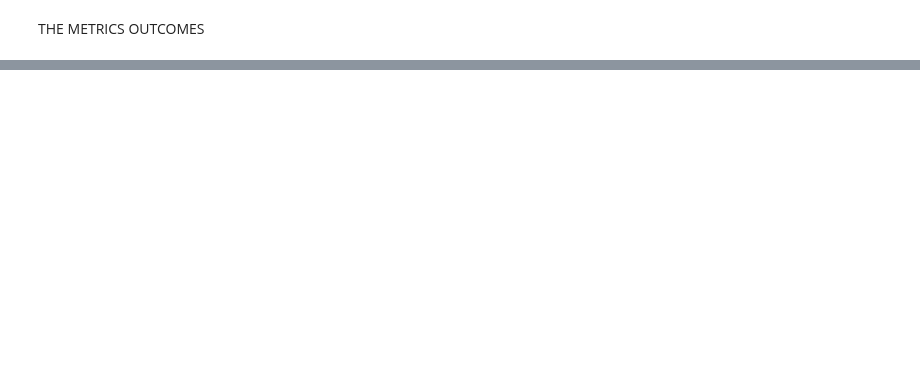
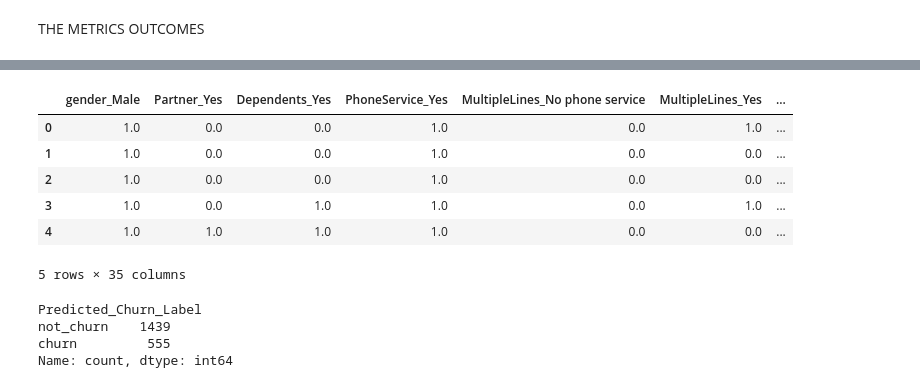
Before and after one commit to DzeBakuEso/AZUBI_CSM_LP2_CLASSISFICATION_MODEL, a Jupyter notebook: src/notebook/customer_churn_analysis.ipynb, the cells around one changed output, grey strips where cells are left out. Saved outputs shown, nothing was run; the diff lists cells and outputs as text; code cells hidden in the pictures; blank space fills up the shorter version.

```diff
--- a/src/notebook/customer_churn_analysis.ipynb
+++ b/src/notebook/customer_churn_analysis.ipynb
@@ -1502,0 +1776,17 @@ WHICH IS NEXT ON THE AGENDA
+# %%
+# Select the best model (for example, let's say Random Forest)
+best_model = best_models['Random Forest']
+
+# Predict on the unseen test data
+y_pred_test = best_model.predict(df_test)
+
+# Now 'y_pred_test' contains the predicted values for the unseen test data
+# %%
+# Create a DataFrame with the predicted values and index from df_test
+prediction_df = pd.DataFrame({'Predicted_Churn': y_pred_test}, index=df_test.index)
+
+# Join the prediction DataFrame with the original df_test
+df_test_with_prediction = df_test.join(prediction_df)
+
+# Now df_test_with_prediction contains the original data along with the predicted values
+print(df_test_with_prediction)
@@ -1502,0 +1811,22 @@ WHICH IS NEXT ON THE AGENDA
+# %%
+df_test_with_prediction.head()
+# %% [output]
+|  | gender_Male | Partner_Yes | Dependents_Yes | PhoneService_Yes | MultipleLines_No phone service | MultipleLines_Yes | ... |
+| 0 | 1.0 | 0.0 | 0.0 | 1.0 | 0.0 | 1.0 | ... |
+| 1 | 1.0 | 0.0 | 0.0 | 1.0 | 0.0 | 0.0 | ... |
+| 2 | 1.0 | 0.0 | 0.0 | 1.0 | 0.0 | 0.0 | ... |
+| 3 | 1.0 | 0.0 | 1.0 | 1.0 | 0.0 | 1.0 | ... |
+| 4 | 1.0 | 1.0 | 1.0 | 1.0 | 0.0 | 0.0 | ... |
+5 rows × 35 columns
+# %%
+# Label the predicted values as 'churn' (1) or 'not_churn' (0)
+df_test_with_prediction['Predicted_Churn_Label'] = df_test_with_prediction['Predicted_Churn'].apply(lambda x: 'churn' if x == 1 else 'not_churn')
+
+# Print the comparison of churn and not_churn predictions
+churn_comparison = df_test_with_prediction['Predicted_Churn_Label'].value_counts()
+print(churn_comparison)
+# %% [output]
+Predicted_Churn_Label
+not_churn    1439
+churn         555
+Name: count, dtype: int64
```
Also changed, not shown: parts of 54 cells of this notebook, 4 other files.
